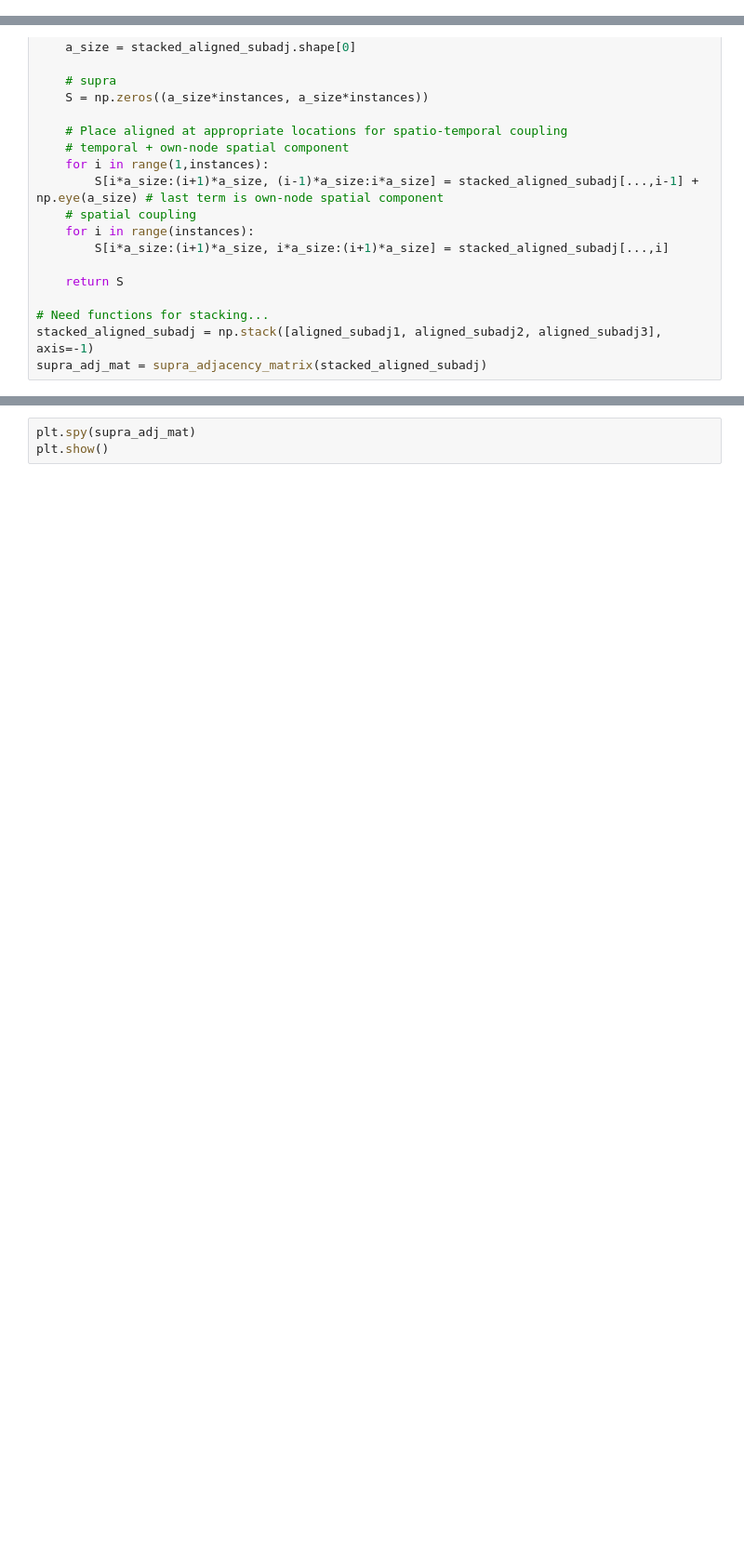
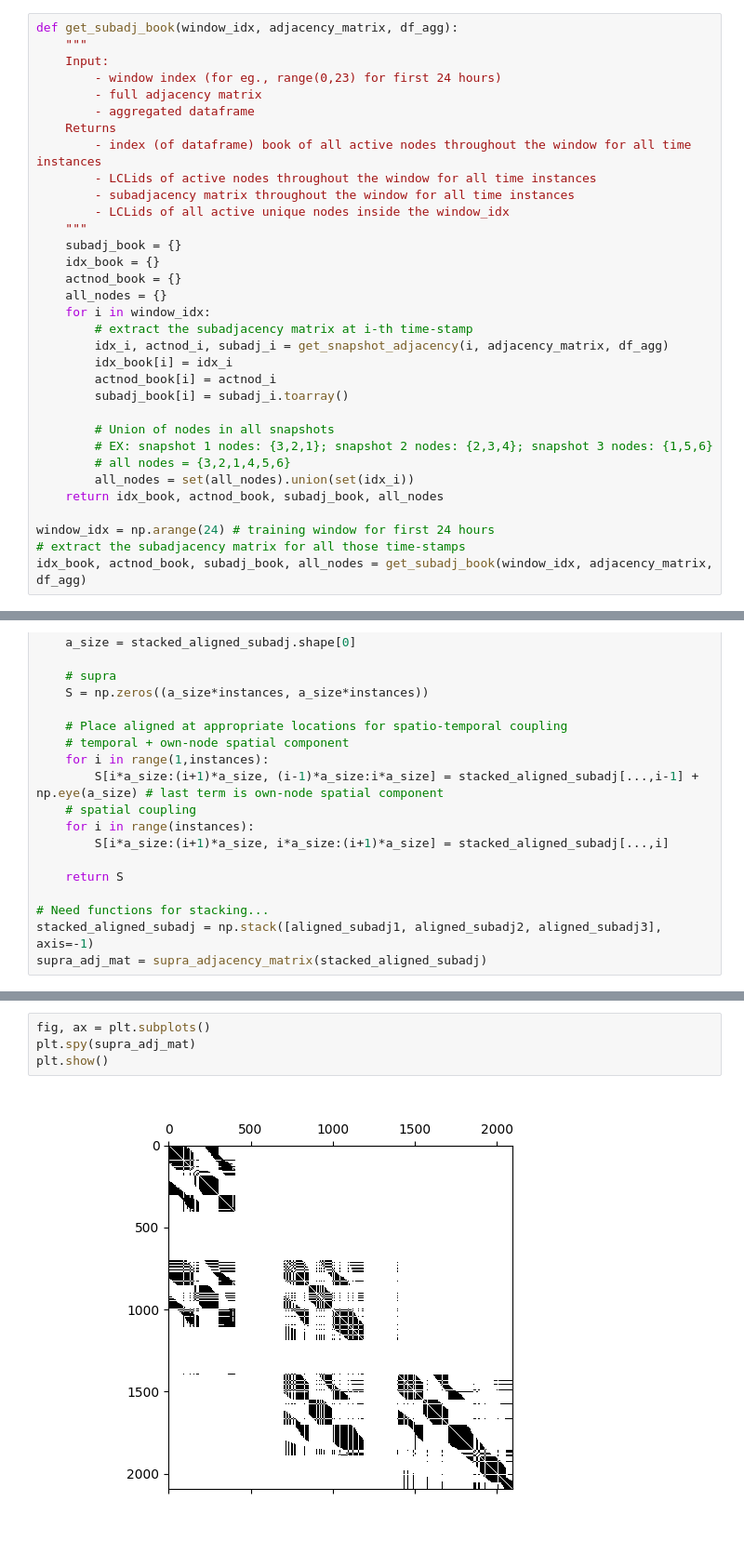
Before and after one commit to spetznick/ml4gd-project-group-3, a Jupyter notebook: Dynamic Graph Forecasting.ipynb, the cells around one changed output, grey strips where cells are left out. Shown: that part at 93% size. Drawn from its saved outputs; the diff is of its cells as text; blank space fills up the shorter version.

Commit message:
New function committed - get_subadj_book

```diff
--- a/Dynamic Graph Forecasting.ipynb
+++ b/Dynamic Graph Forecasting.ipynb
@@ -143,0 +169,33 @@ print(f'Snapshots taken at {df_agg.index[0]}, {df_agg.index[50]}, {df_agg.index[
+# %%
+def get_subadj_book(window_idx, adjacency_matrix, df_agg):
+    """
+    Input:
+        - window index (for eg., range(0,23) for first 24 hours)
+        - full adjacency matrix
+        - aggregated dataframe
+    Returns
+        - index (of dataframe) book of all active nodes throughout the window for all time instances
+        - LCLids of active nodes throughout the window for all time instances
+        - subadjacency matrix throughout the window for all time instances
+        - LCLids of all active unique nodes inside the window_idx
+    """
+    subadj_book = {}
+    idx_book = {}
+    actnod_book = {}
+    all_nodes = {}
+    for i in window_idx:
+        # extract the subadjacency matrix at i-th time-stamp
+        idx_i, actnod_i, subadj_i = get_snapshot_adjacency(i, adjacency_matrix, df_agg)
+        idx_book[i] = idx_i
+        actnod_book[i] = actnod_i
+        subadj_book[i] = subadj_i.toarray()
+
+        # Union of nodes in all snapshots
+        # EX: snapshot 1 nodes: {3,2,1}; snapshot 2 nodes: {2,3,4}; snapshot 3 nodes: {1,5,6}
+        # all nodes = {3,2,1,4,5,6}
+        all_nodes = set(all_nodes).union(set(idx_i))
+    return idx_book, actnod_book, subadj_book, all_nodes
+
+window_idx = np.arange(24) # training window for first 24 hours
+# extract the subadjacency matrix for all those time-stamps
+idx_book, actnod_book, subadj_book, all_nodes = get_subadj_book(window_idx, adjacency_matrix, df_agg)
@@ -210,3 +267,6 @@ supra_adj_mat.shape
 # %%
+fig, ax = plt.subplots()
 plt.spy(supra_adj_mat)
 plt.show()
+# %% [output]
+[figure, added]
```
Also changed, not shown: parts of 9 cells of this notebook.
